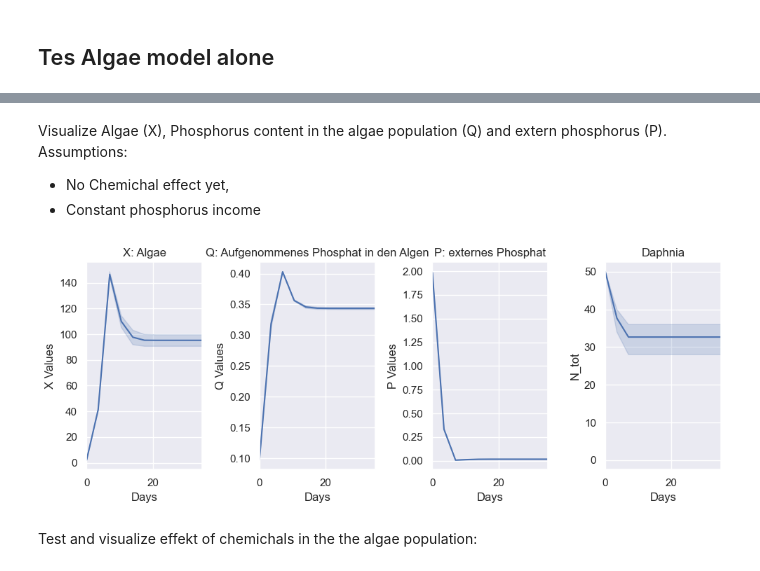
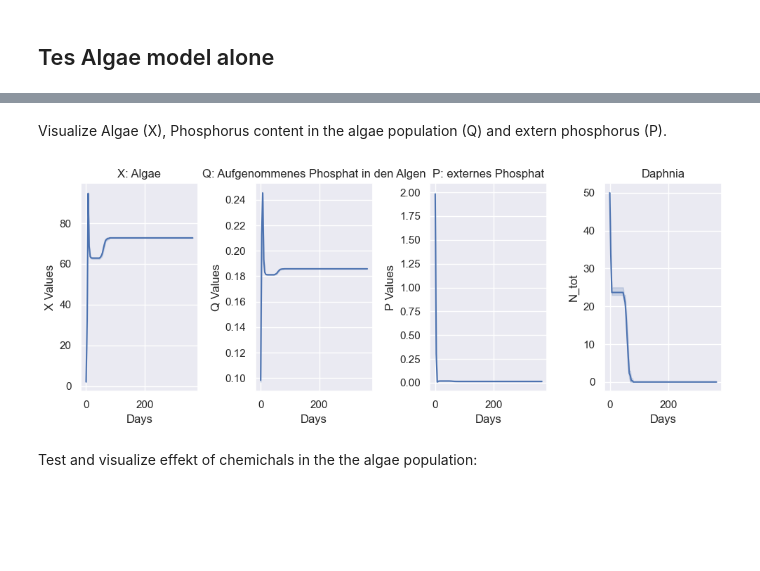
Before and after one commit to Valentin-Schwarz/mempyDEB, a Jupyter notebook: mempyDEB/DEBIBM/algea_model.ipynb, the cells around one changed output, grey strips where cells are left out. Cells and saved outputs as stored; diff of their text form; code cells hidden in the pictures; blank space fills up the shorter version.

```diff
--- a/mempyDEB/DEBIBM/algea_model.ipynb
+++ b/mempyDEB/DEBIBM/algea_model.ipynb
@@ -23,7 +89,7 @@ p = deepcopy(defaultparams_DEBIBM)
 p.glb['Q0'] = 0.1
 p.glb['X0'] = 2
 p.glb['P0'] = 2
-p.glb['Pdot_in'] = p.glb['D'] * p.glb['R0']
+p.glb['Pdot_in'] = 0.1 #p.glb['D'] * p.glb['R0']
 #p.glb['tspan'] = (0,14)
 p.glb['N_0']= 50 #No Daphnia
 #p.glb['data_collection_interval']=1 #in order to track shorter tie intervalls
@@ -47,44 +113,41 @@ mout_weber
 318 rows × 12 columns
 # %% [markdown]
 Visualize Algae (X), Phosphorus content in the algae population (Q) and extern phosphorus (P). <br>
-Assumptions: <br>
-- No Chemichal effect yet, <br>
-- Constant phosphorus income
 # %%
 fig, ax = plt.subplots(ncols = 4, figsize = (10,4))
 
 sns.lineplot(data=mout_weber, x='t_day',y='X', ax= ax[0])
 ax[0].set_title('X: Algae')
 ax[0].set_xlabel('Days')
 ax[0].set_ylabel('X Values')
 #ax[0].legend(title='C_W', loc='lower right')
-ax[0].set_xlim(0,35)
+#ax[0].set_xlim(0,35)
 
 sns.lineplot(data=mout_weber, x='t_day',y='Q', ax= ax[1] )
 ax[1].set_title('Q: Aufgenommenes Phosphat in den Algen')
 ax[1].set_xlabel('Days')
 ax[1].set_ylabel('Q Values')
 #ax[1].legend(title='C_W', loc='upper right')
-ax[1].set_xlim(0,35)
+#ax[1].set_xlim(0,35)
 
 sns.lineplot(data=mout_weber, x='t_day',y='P', ax= ax[2] )
 ax[2].set_title('P: externes Phosphat')
 ax[2].set_xlabel('Days')
 ax[2].set_ylabel('P Values')
 ##ax[2].legend(title='C_W', loc='upper right')
-ax[2].set_xlim(0,35)
+#ax[2].set_xlim(0,35)
 
 sns.lineplot(data=mout_weber, x='t_day',y='N_tot', ax= ax[3] )
 ax[3].set_title('Daphnia')
 ax[3].set_xlabel('Days')
 ax[3].set_ylabel('N_tot')
 #ax[3].legend(title='C_W', loc='upper right')
-ax[3].set_xlim(0,35)
+#ax[3].set_xlim(0,35)
 
 plt.tight_layout()
 plt.show()
 # %% [output]
-[figure, old version]
+[figure, new version]
 # %% [markdown]
 Test and visualize effekt of chemichals in the the algae population:
 # %%
```
Also changed, not shown: parts of 14 cells of this notebook, 2 other files.
